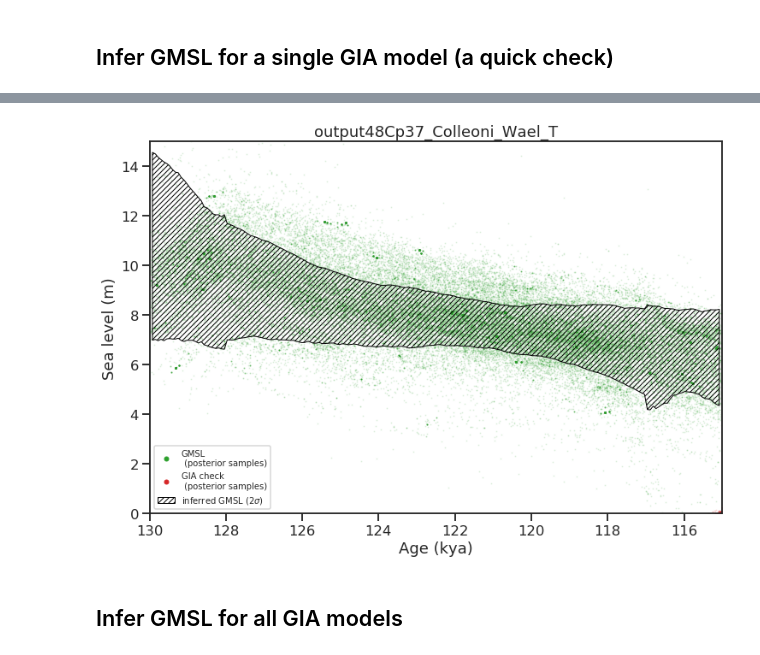
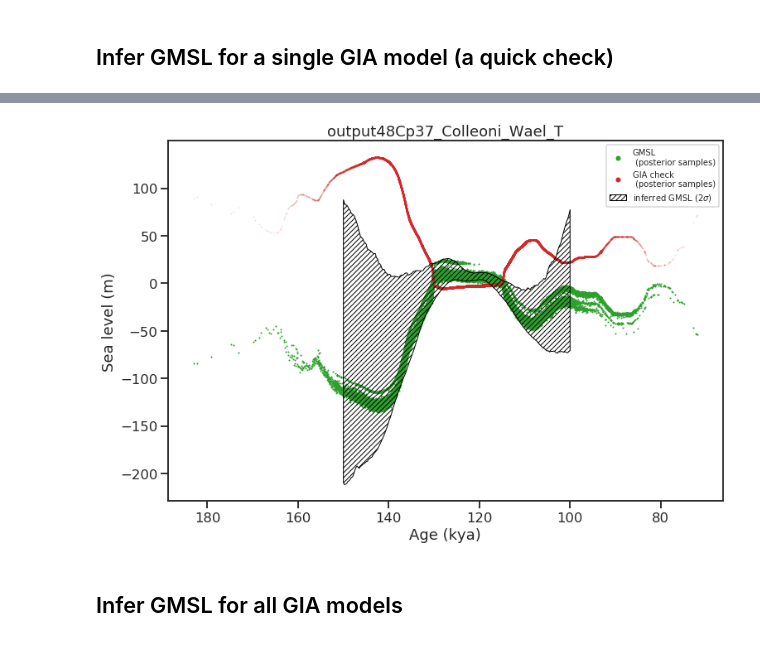
Before and after one commit to blakedyer/EU_LIG, a Jupyter notebook: notebooks/Bayesian Gaussian Process Regression.ipynb, the cells around one changed output, grey strips where cells are left out. Cells and saved outputs as stored; diff of their text form; code cells hidden in the pictures.

Commit message:
holocene weights 300/1200 data

```diff
--- a/notebooks/Bayesian Gaussian Process Regression.ipynb
+++ b/notebooks/Bayesian Gaussian Process Regression.ipynb
@@ -2046,7 +2090,9 @@ fig.tight_layout()
 data2 = data.copy()
 N = data["elevation"].size
 data2['age_uncertainty']=data2['age_uncertainty']
-data2=data2[data2['type']=='index']
+data2=data2.sort_values(['type'])
+keys = list(data2['type'].unique())
+# data2=data2[data2['type']=='index']
 model_choice = 31
 model = models[model_choice]
 GIA_MODEL = models[model_choice]
@@ -2062,9 +2108,9 @@ z_functions = interpolation_functions(
 az_trace, trace, model, gp = inference_model_real_data(
     data2,
     z_functions,
-    target_accept=0.8,
+    target_accept=0.9,
     cores=8,chains=8,
-    keys=["index"],
+    keys=keys,
     init="adapt_full",
     tune=500,
     draws=500,
@@ -2089,7 +2141,7 @@ There were 456 divergences after tuning. Increase `target_accept` or reparameter
 The rhat statistic is larger than 1.4 for some parameters. The sampler did not converge.
 The estimated number of effective samples is smaller than 200 for some parameters.
 # %%
-X_new = np.linspace(115, 130, 200)[:, np.newaxis]
+X_new = np.linspace(100, 150, 200)[:, np.newaxis]
 
 with model:  # pymc3 model context
     if 'f_pred' in list(model.named_vars.keys()):
@@ -2123,12 +2175,13 @@ cs = sns.color_palette('tab10')
 # esl_fun = interp1d(Age_ESL, ESL_CURVE)
 # esl = esl_fun(az_trace.posterior['ages'].values.ravel())
 plt.figure(figsize=(12, 8))
+i=14
 plt.plot(
-    az_trace.posterior["ages"].values.ravel(),
-    az_trace.posterior["gmsl_points"].values.ravel(),
+    trace["ages"].ravel(),
+    trace["gmsl_points"].ravel(),
     ".",
     markersize=2,
-    alpha=.1,color=cs[2]
+    alpha=1,color=cs[2]
 )
 plt.plot(
     [],[],
@@ -2166,43 +2219,43 @@ plt.plot(
 #     zorder=10,
 # )
 
-inference = pred_samples['f_pred'][:,1:-1]
+inference = pred_samples['f_pred']
 bot = np.nanpercentile(inference, 2.5, axis=0)
 top = np.nanpercentile(inference, 97.5, axis=0)
 dy=np.linspace(-5,15,100)
 # max_like = [dy[np.argmax(scipy.stats.gaussian_kde(inference[:,i])(dy))] for i in range(X_new.size)]
 # max_like = gaussian(max_like,3)
 
 plt.gca().fill_between(
-    X_new.ravel()[1:-1],
+    X_new.ravel(),
     bot,
     top,
     fc="none",
     zorder=15,
     alpha=1,
     label="inferred GMSL (2$\sigma$)",
     lw=1,
     ec=(0,0,0),
     aa=True,
     capstyle="round",
     hatch="////",
 )
 
 # plt.plot(X_new,max_like,lw=3,color='k')
 
 # for k in range(15,300):
 #     plt.plot(X_new,pred_samples['f_pred'][k,:],color='k',alpha=.1,lw=1,rasterized=True)
 
 plt.legend(loc='best',fontsize=10)
 # plt.plot(X_new,mean,color='k')
-plt.gca().set_ylim(-0, 15)
-plt.gca().set_xlim(115, 130)
+# plt.gca().set_ylim(0, 35)
+# plt.gca().set_xlim(115, 130)
 plt.gca().invert_xaxis()
 _=plt.gca().set_title(model_names[model_choice])
 plt.gca().set_xlabel('Age (kya)')
 _=plt.gca().set_ylabel('Sea level (m)')
 # %% [output]
-[figure, old version]
+[figure, new version]
 # %% [markdown]
 ## Infer GMSL for all GIA models
 # %%
```
Also changed, not shown: parts of 27 cells of this notebook, 5 other files.
